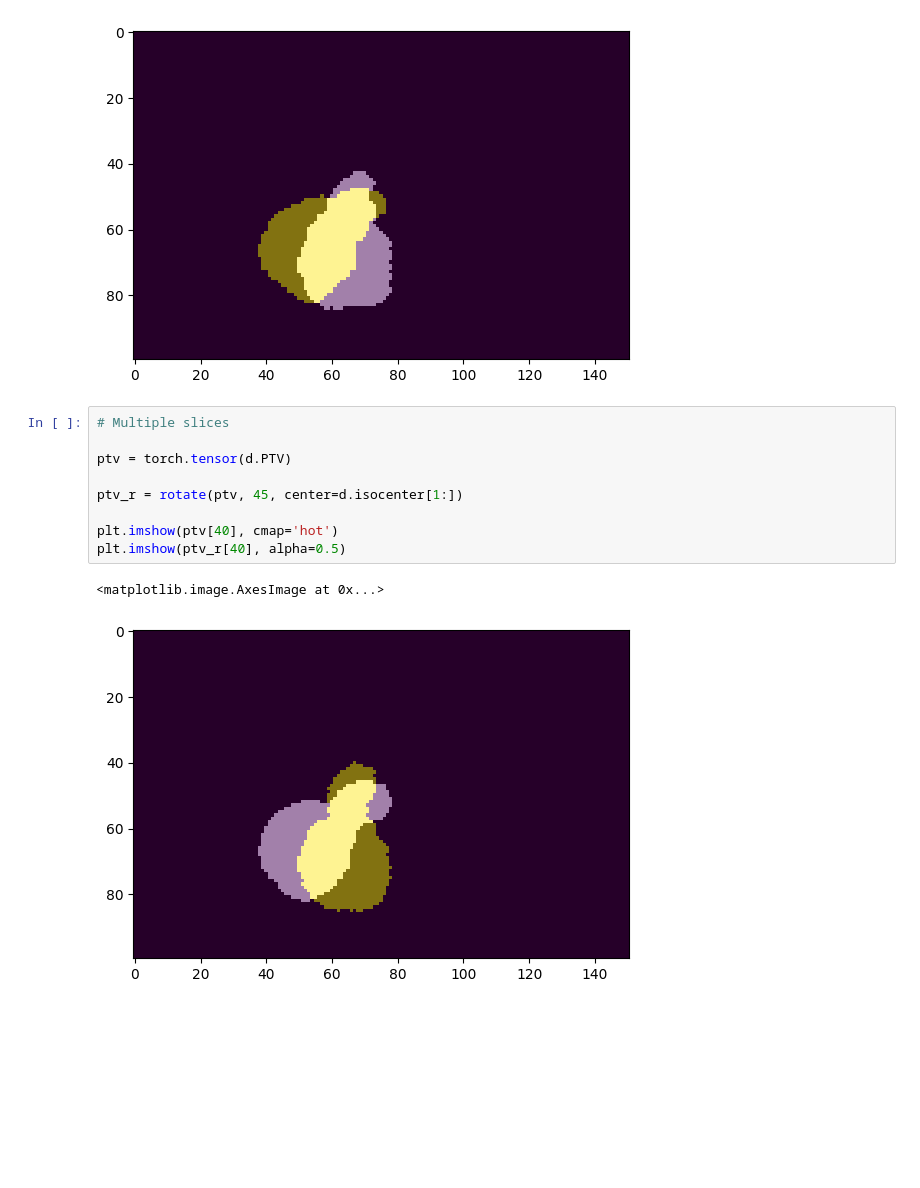
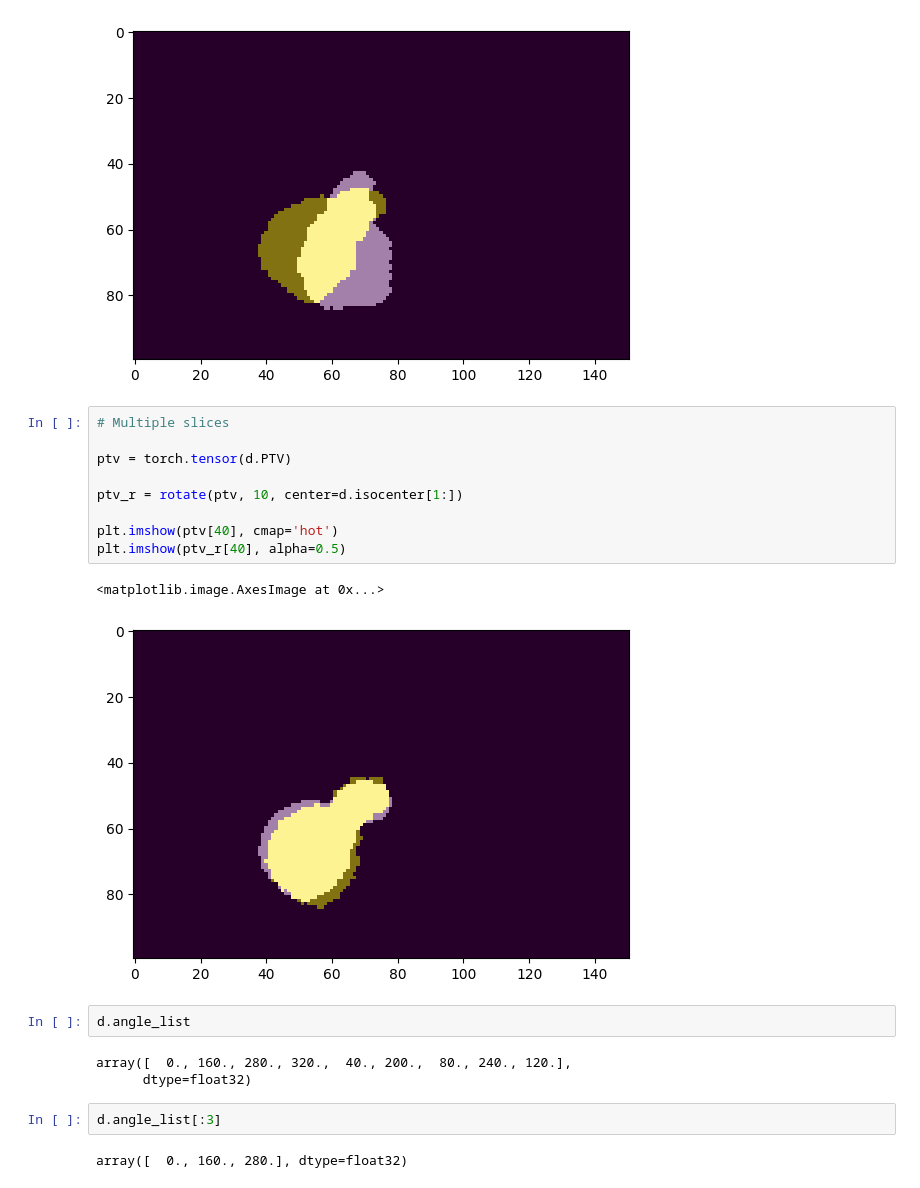
Before and after one commit to sunyu0410/GDP-HMM_AAPMChallenge, a Jupyter notebook: dev/rotate.ipynb, the cells around one changed output. Drawn from its saved outputs; the diff is of its cells as text; blank space fills up the shorter version.

```diff
--- a/dev/rotate.ipynb
+++ b/dev/rotate.ipynb
@@ -38,12 +39,21 @@ plt.imshow(img.squeeze(), alpha=0.5)
 # %%
 # Multiple slices
 
 ptv = torch.tensor(d.PTV)
 
-ptv_r = rotate(ptv, 45, center=d.isocenter[1:])
+ptv_r = rotate(ptv, 10, center=d.isocenter[1:])
 
 plt.imshow(ptv[40], cmap='hot')
 plt.imshow(ptv_r[40], alpha=0.5)
 # %% [output]
 <matplotlib.image.AxesImage at 0x...>
-[figure, old version]
+[figure, new version]
+# %%
+d.angle_list
+# %% [output]
+array([  0., 160., 280., 320.,  40., 200.,  80., 240., 120.],
+      dtype=float32)
+# %%
+d.angle_list[:3]
+# %% [output]
+array([  0., 160., 280.], dtype=float32)
```
Also changed, not shown: parts of 18 cells of this notebook.
